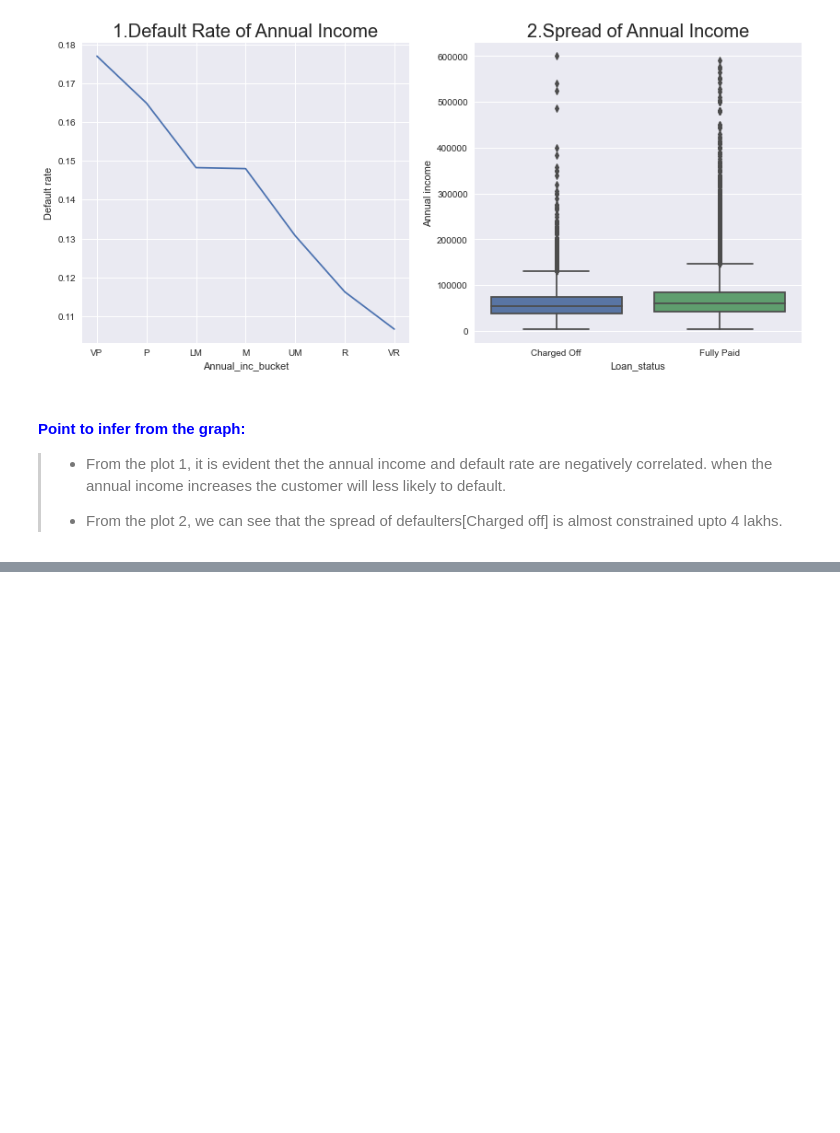
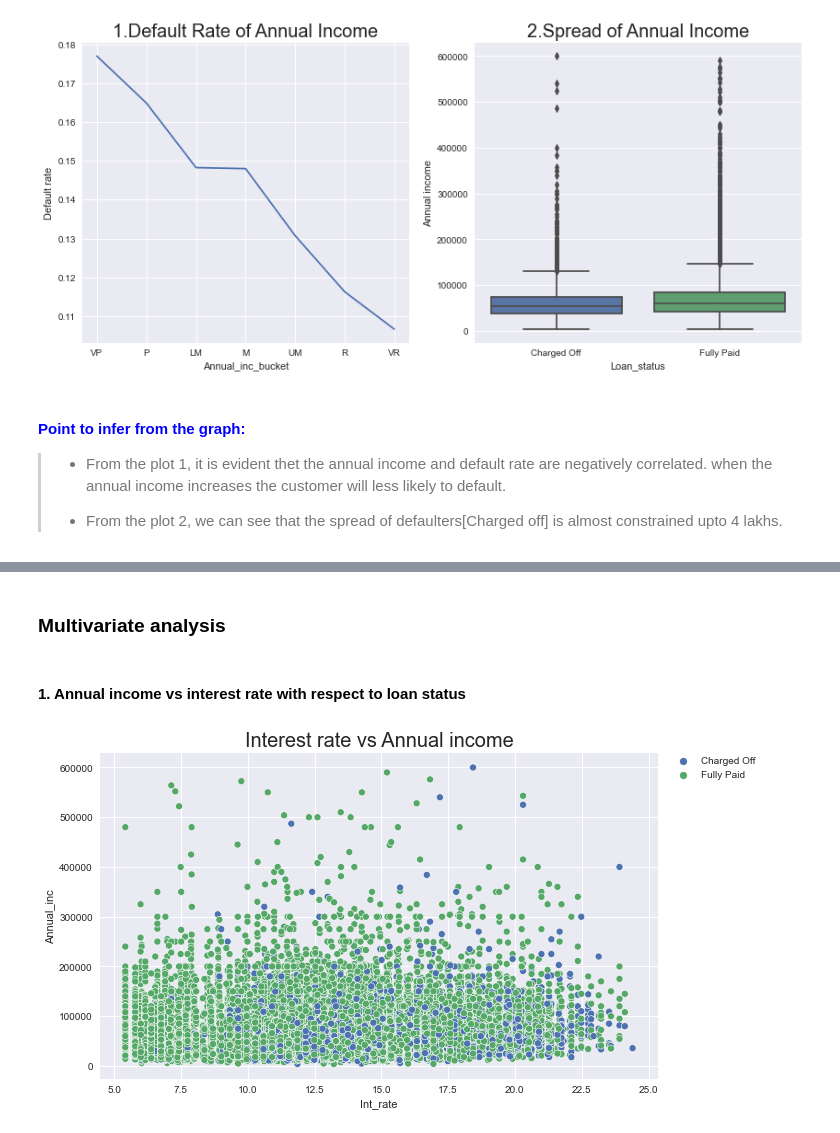
Before and after one commit to Veneeshkrishnan/Lending_Club_Case_Study, a Jupyter notebook: Lending_club.ipynb, the cells around one changed output, grey strips where cells are left out. Drawn from its saved outputs; the diff is of its cells as text; code cells hidden in the pictures; blank space fills up the shorter version.

Commit message:
Multivariate analysis

```diff
--- a/Lending_club.ipynb
+++ b/Lending_club.ipynb
@@ -1077,0 +1094,13 @@ plt.show()
+# %% [markdown]
+### Multivariate analysis
+# %% [markdown]
+#### 1. Annual income vs interest rate with respect to loan status
+# %%
+#Plotting scatter plot for Interest rate, Annual income, and Loan status
+plt.figure(figsize=(10,6))
+sns.scatterplot(data=Loan_data, x="Int_rate", y="Annual_inc", hue="Loan_status")
+plt.title("Interest rate vs Annual income",fontsize=20)
+plt.legend(bbox_to_anchor=(1.02,1),loc="upper left", borderaxespad=0)
+plt.show()
+# %% [output]
+[figure, added]
```
Also changed, not shown: parts of 50 cells of this notebook.
